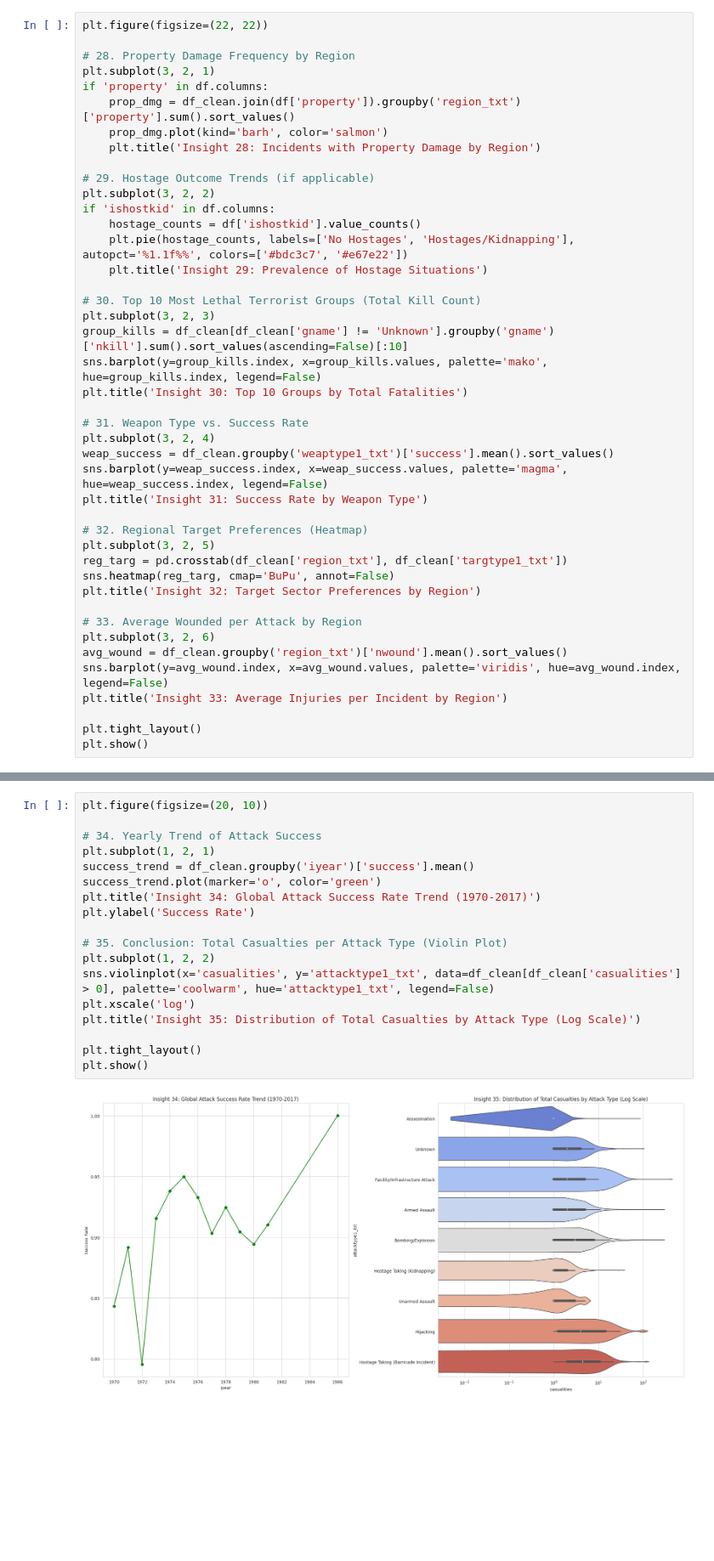
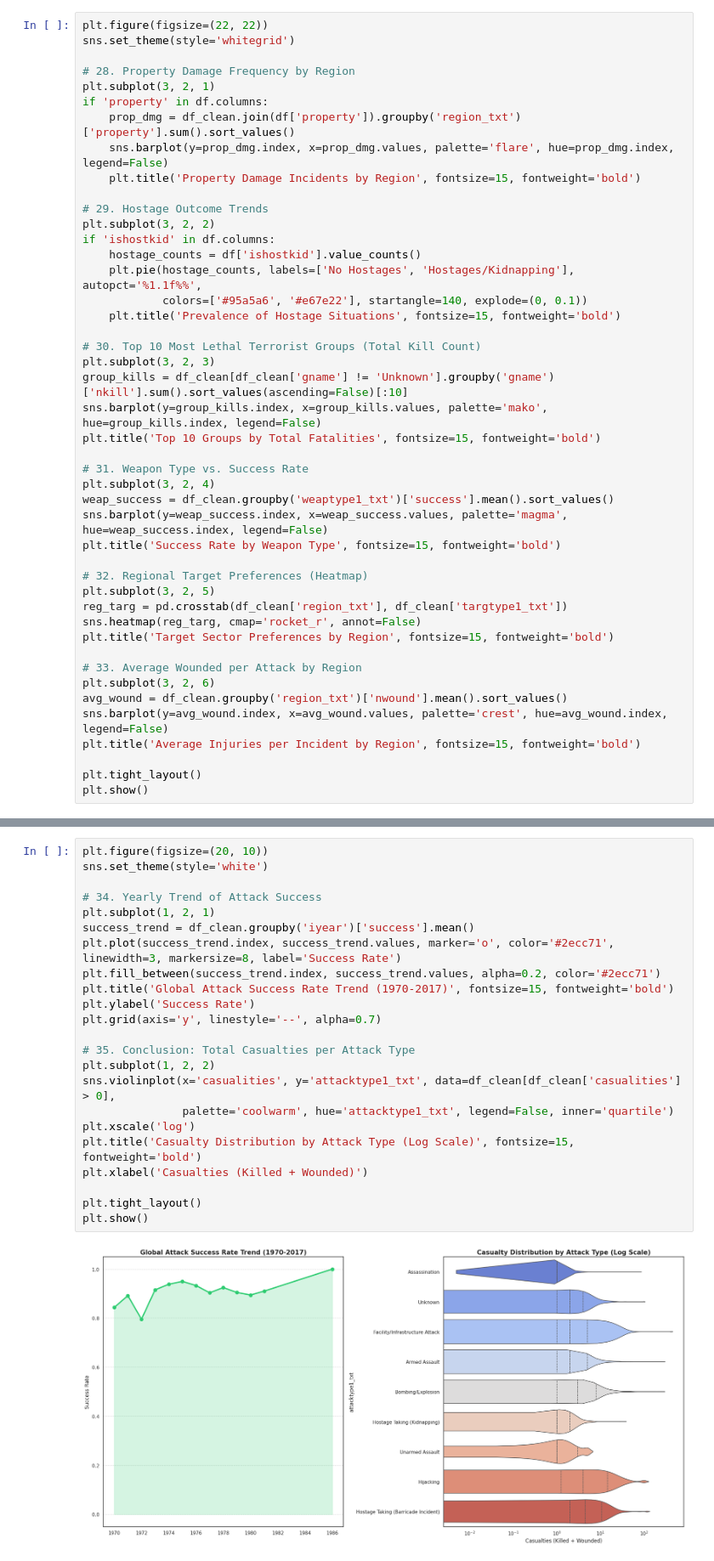
Before and after one commit to Deepti-02-Nn/Global-Terrorism-Data, a Jupyter notebook: Untitled1.ipynb, the cells around one changed output, grey strips where cells are left out. Shown at 85% size. Saved outputs shown, nothing was run; the diff lists cells and outputs as text; blank space fills up the shorter version.

```diff
--- a/Untitled1.ipynb
+++ b/Untitled1.ipynb
@@ -390,44 +394,46 @@ plt.show()
 This final section completes our goal of 35 insights by examining property damage, hostage scenarios, and regional weapon correlations.
 # %%
 plt.figure(figsize=(22, 22))
+sns.set_theme(style='whitegrid')
 
 # 28. Property Damage Frequency by Region
 plt.subplot(3, 2, 1)
 if 'property' in df.columns:
     prop_dmg = df_clean.join(df['property']).groupby('region_txt')['property'].sum().sort_values()
-    prop_dmg.plot(kind='barh', color='salmon')
-    plt.title('Insight 28: Incidents with Property Damage by Region')
+    sns.barplot(y=prop_dmg.index, x=prop_dmg.values, palette='flare', hue=prop_dmg.index, legend=False)
+    plt.title('Property Damage Incidents by Region', fontsize=15, fontweight='bold')
 
-# 29. Hostage Outcome Trends (if applicable)
+# 29. Hostage Outcome Trends
 plt.subplot(3, 2, 2)
 if 'ishostkid' in df.columns:
     hostage_counts = df['ishostkid'].value_counts()
-    plt.pie(hostage_counts, labels=['No Hostages', 'Hostages/Kidnapping'], autopct='%1.1f%%', colors=['#bdc3c7', '#e67e22'])
-    plt.title('Insight 29: Prevalence of Hostage Situations')
+    plt.pie(hostage_counts, labels=['No Hostages', 'Hostages/Kidnapping'], autopct='%1.1f%%',
+            colors=['#95a5a6', '#e67e22'], startangle=140, explode=(0, 0.1))
+    plt.title('Prevalence of Hostage Situations', fontsize=15, fontweight='bold')
 
 # 30. Top 10 Most Lethal Terrorist Groups (Total Kill Count)
 plt.subplot(3, 2, 3)
 group_kills = df_clean[df_clean['gname'] != 'Unknown'].groupby('gname')['nkill'].sum().sort_values(ascending=False)[:10]
 sns.barplot(y=group_kills.index, x=group_kills.values, palette='mako', hue=group_kills.index, legend=False)
-plt.title('Insight 30: Top 10 Groups by Total Fatalities')
+plt.title('Top 10 Groups by Total Fatalities', fontsize=15, fontweight='bold')
 
 # 31. Weapon Type vs. Success Rate
 plt.subplot(3, 2, 4)
 weap_success = df_clean.groupby('weaptype1_txt')['success'].mean().sort_values()
 sns.barplot(y=weap_success.index, x=weap_success.values, palette='magma', hue=weap_success.index, legend=False)
-plt.title('Insight 31: Success Rate by Weapon Type')
+plt.title('Success Rate by Weapon Type', fontsize=15, fontweight='bold')
 
 # 32. Regional Target Preferences (Heatmap)
 plt.subplot(3, 2, 5)
 reg_targ = pd.crosstab(df_clean['region_txt'], df_clean['targtype1_txt'])
-sns.heatmap(reg_targ, cmap='BuPu', annot=False)
-plt.title('Insight 32: Target Sector Preferences by Region')
+sns.heatmap(reg_targ, cmap='rocket_r', annot=False)
+plt.title('Target Sector Preferences by Region', fontsize=15, fontweight='bold')
 
 # 33. Average Wounded per Attack by Region
 plt.subplot(3, 2, 6)
 avg_wound = df_clean.groupby('region_txt')['nwound'].mean().sort_values()
-sns.barplot(y=avg_wound.index, x=avg_wound.values, palette='viridis', hue=avg_wound.index, legend=False)
-plt.title('Insight 33: Average Injuries per Incident by Region')
+sns.barplot(y=avg_wound.index, x=avg_wound.values, palette='crest', hue=avg_wound.index, legend=False)
+plt.title('Average Injuries per Incident by Region', fontsize=15, fontweight='bold')
 
 plt.tight_layout()
 plt.show()
@@ -436,20 +442,25 @@ plt.show()
 # %%
 plt.figure(figsize=(20, 10))
+sns.set_theme(style='white')
 
 # 34. Yearly Trend of Attack Success
 plt.subplot(1, 2, 1)
 success_trend = df_clean.groupby('iyear')['success'].mean()
-success_trend.plot(marker='o', color='green')
-plt.title('Insight 34: Global Attack Success Rate Trend (1970-2017)')
+plt.plot(success_trend.index, success_trend.values, marker='o', color='#2ecc71', linewidth=3, markersize=8, label='Success Rate')
+plt.fill_between(success_trend.index, success_trend.values, alpha=0.2, color='#2ecc71')
+plt.title('Global Attack Success Rate Trend (1970-2017)', fontsize=15, fontweight='bold')
 plt.ylabel('Success Rate')
+plt.grid(axis='y', linestyle='--', alpha=0.7)
 
-# 35. Conclusion: Total Casualties per Attack Type (Violin Plot)
+# 35. Conclusion: Total Casualties per Attack Type
 plt.subplot(1, 2, 2)
-sns.violinplot(x='casualities', y='attacktype1_txt', data=df_clean[df_clean['casualities'] > 0], palette='coolwarm', hue='attacktype1_txt', legend=False)
+sns.violinplot(x='casualities', y='attacktype1_txt', data=df_clean[df_clean['casualities'] > 0],
+               palette='coolwarm', hue='attacktype1_txt', legend=False, inner='quartile')
 plt.xscale('log')
-plt.title('Insight 35: Distribution of Total Casualties by Attack Type (Log Scale)')
+plt.title('Casualty Distribution by Attack Type (Log Scale)', fontsize=15, fontweight='bold')
+plt.xlabel('Casualties (Killed + Wounded)')
 
 plt.tight_layout()
 plt.show()
 # %% [output]
-[figure, old version]
+[figure, new version]
```
Also changed, not shown: parts of 2 cells of this notebook.
